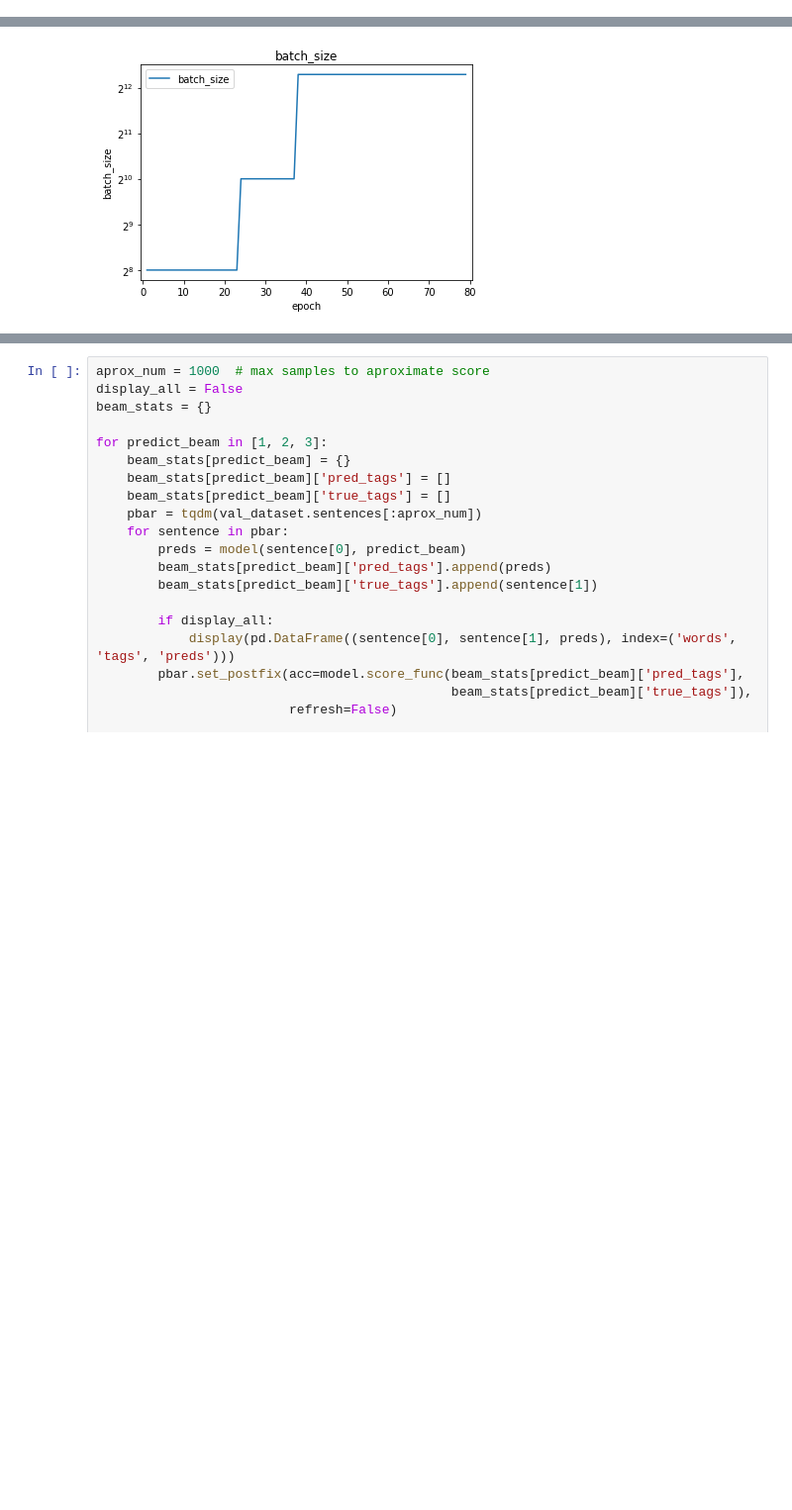
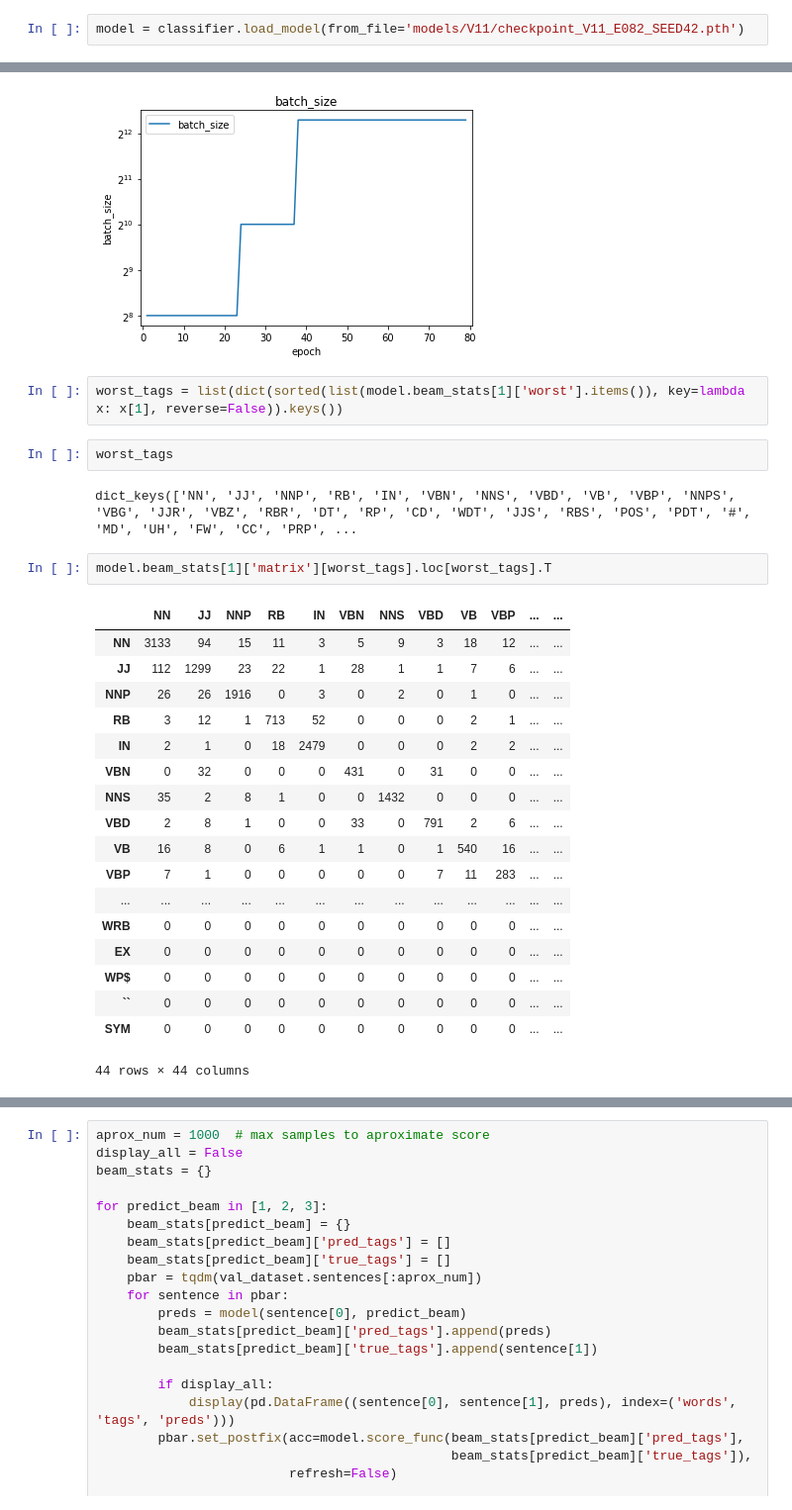
Before and after one commit to matansudry/MEMM_Part_of_Speech_Tagging, a Jupyter notebook: main.ipynb, the cells around one changed output, grey strips where cells are left out. Shown at 99% size. Saved outputs shown, nothing was run; the diff lists cells and outputs as text; blank space fills up the shorter version.

```diff
--- a/main.ipynb
+++ b/main.ipynb
@@ -176,3 +181,5 @@ for i, experiment in enumerate(experiments):
 leadboard = logger.leadboard(col='')
 display(leadboard)
 # print(leadboard['init'][0])
+# %%
+model = classifier.load_model(from_file='models/V11/checkpoint_V11_E082_SEED42.pth')
@@ -223,3 +240,30 @@ model.plot(['batch_size'], 'batch_size', 'batch_size', scale='log', basey=2)
 # %% [output]
 [figure]
 [figure]
+# %%
+worst_tags = list(dict(sorted(list(model.beam_stats[1]['worst'].items()), key=lambda x: x[1], reverse=False)).keys())
+# %%
+worst_tags
+# %% [output]
+dict_keys(['NN', 'JJ', 'NNP', 'RB', 'IN', 'VBN', 'NNS', 'VBD', 'VB', 'VBP', 'NNPS', 'VBG', 'JJR', 'VBZ', 'RBR', 'DT', 'RP', 'CD', 'WDT', 'JJS', 'RBS', 'POS', 'PDT', '#', 'MD', 'UH', 'FW', 'CC', 'PRP', ...
+# %%
+model.beam_stats[1]['matrix'][worst_tags].loc[worst_tags].T
+# %% [output]
+|  | NN | JJ | NNP | RB | IN | VBN | NNS | VBD | VB | VBP | ... | ... |
+| NN | 3133 | 94 | 15 | 11 | 3 | 5 | 9 | 3 | 18 | 12 | ... | ... |
+| JJ | 112 | 1299 | 23 | 22 | 1 | 28 | 1 | 1 | 7 | 6 | ... | ... |
+| NNP | 26 | 26 | 1916 | 0 | 3 | 0 | 2 | 0 | 1 | 0 | ... | ... |
+| RB | 3 | 12 | 1 | 713 | 52 | 0 | 0 | 0 | 2 | 1 | ... | ... |
+| IN | 2 | 1 | 0 | 18 | 2479 | 0 | 0 | 0 | 2 | 2 | ... | ... |
+| VBN | 0 | 32 | 0 | 0 | 0 | 431 | 0 | 31 | 0 | 0 | ... | ... |
+| NNS | 35 | 2 | 8 | 1 | 0 | 0 | 1432 | 0 | 0 | 0 | ... | ... |
+| VBD | 2 | 8 | 1 | 0 | 0 | 33 | 0 | 791 | 2 | 6 | ... | ... |
+| VB | 16 | 8 | 0 | 6 | 1 | 1 | 0 | 1 | 540 | 16 | ... | ... |
+| VBP | 7 | 1 | 0 | 0 | 0 | 0 | 0 | 7 | 11 | 283 | ... | ... |
+| ... | ... | ... | ... | ... | ... | ... | ... | ... | ... | ... | ... | ... |
+| WRB | 0 | 0 | 0 | 0 | 0 | 0 | 0 | 0 | 0 | 0 | ... | ... |
+| EX | 0 | 0 | 0 | 0 | 0 | 0 | 0 | 0 | 0 | 0 | ... | ... |
+| WP$ | 0 | 0 | 0 | 0 | 0 | 0 | 0 | 0 | 0 | 0 | ... | ... |
+| `` | 0 | 0 | 0 | 0 | 0 | 0 | 0 | 0 | 0 | 0 | ... | ... |
+| SYM | 0 | 0 | 0 | 0 | 0 | 0 | 0 | 0 | 0 | 0 | ... | ... |
+44 rows × 44 columns
```
Also changed, not shown: parts of 8 cells of this notebook, 1 other file.
